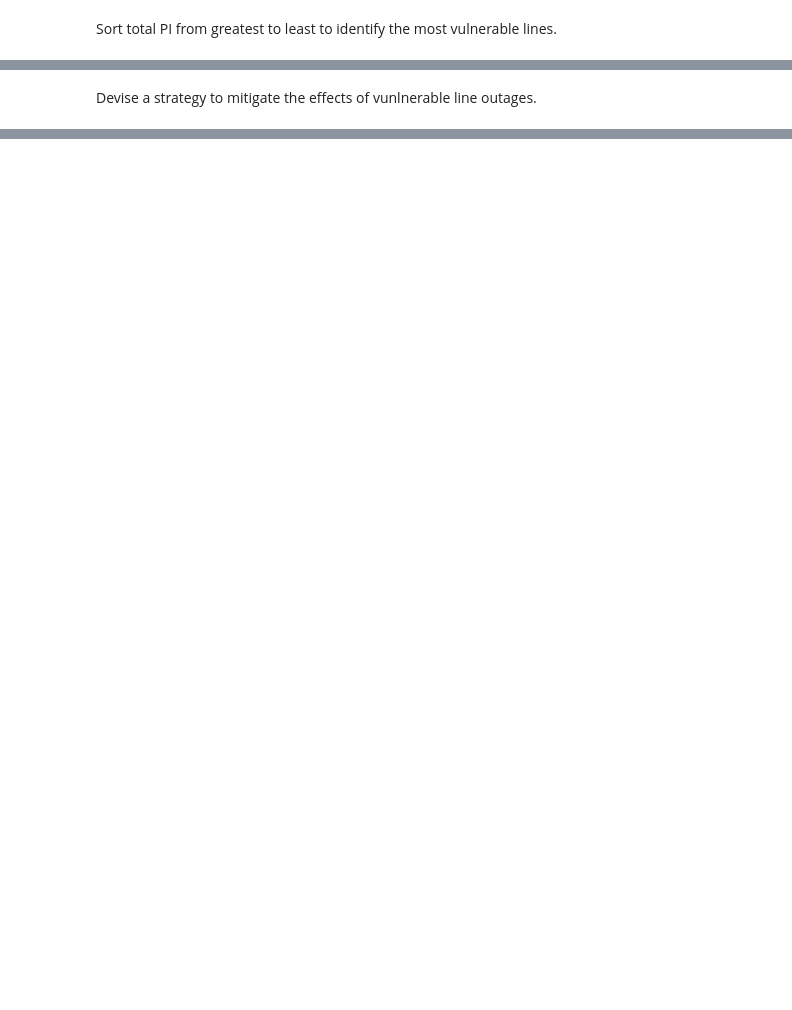
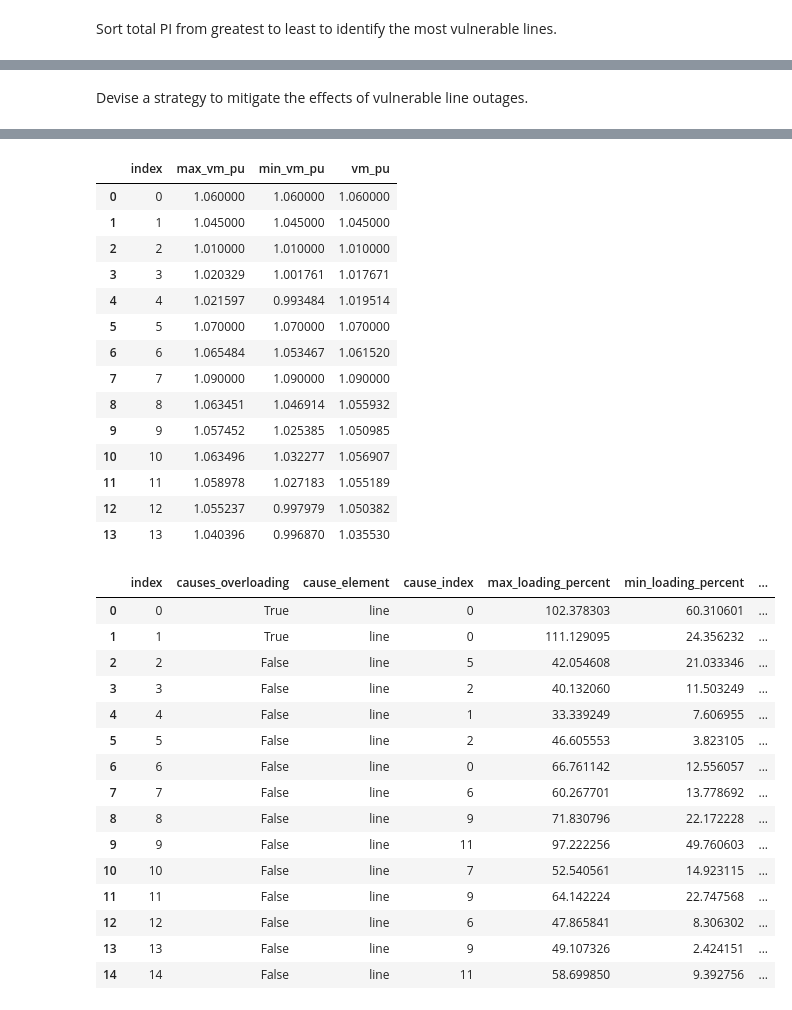
Before and after one commit to er-chang/Grid-Contingency-Analysis, a Jupyter notebook: notebook.ipynb, the cells around one changed output, grey strips where cells are left out. Saved outputs shown, nothing was run; the diff lists cells and outputs as text; code cells hidden in the pictures; blank space fills up the shorter version.

```diff
--- a/notebook.ipynb
+++ b/notebook.ipynb
@@ -86,0 +43,25 @@ Corrected N-0 max line loading
+# %%
+def check_case(net, n=1.0):
+    v = net.res_bus.loc[pq_buses, "vm_pu"] # load buses
+    loading = net.res_line["loading_percent"]
+    n_islanded = int(net.res_bus["vm_pu"].isna().sum())
+    n_overload = int((loading > load_max).sum())
+    bad = n_overload > 0 or v.min() < v_min or v.max() > v_max or n_islanded > 0
+    perf_index_v = ((abs(v-1.0)/0.10)**(2*n)).sum() # delta V represents bus voltage deviation from nominal target voltage (1.0 pu)
+    perf_index_l = ((loading/100)**(2*n)).sum() # divide by 100 to get ratio
+    return {
+        "Status": "Violation" if bad else "Pass",
+        "Max_Line_Loading_%": loading.max(),
+        "Worst_Line": loading.idxmax(),
+        "Lines_Overloaded": n_overload,
+        "Min_Bus_V_pu": v.min(),
+        "Max_Bus_V_pu": v.max(),
+        "Islanded_Buses": n_islanded,
+        "PI_V": perf_index_v,
+        "PI_L": perf_index_l,
+        "PI_Total": perf_index_v + perf_index_l,
+    }
+
+base_row = check_case(net)
+base_row["Tripped_Line"] = "N/A" # ideally, N-0 case should not have any tripped lines
+display(pd.DataFrame([base_row]))
@@ -196,2 +132,19 @@ display(results.sort_values(by="PI_Total",ascending=False))
 # %% [markdown]
-Devise a strategy to mitigate the effects of vunlnerable line outages.
+Devise a strategy to mitigate the effects of vulnerable line outages.
+# %%
+from pandapower.contingency import run_contingency
+nminus1_cases = {"line": {"index": net.line.index.values}}
+# print(type(nminus1_cases), type(nminus1_cases["line"]))
+res = run_contingency(net, nminus1_cases)
+# print(type(res))
+for k, v in res.items():
+    print(k, type(v))
+    if isinstance(v, dict):
+        for kk, vv in v.items():
+            print("   ", kk, getattr(vv, "shape", type(vv)))
+
+bus_df  = pd.DataFrame(res["bus"])    # e.g., min/max voltage per bus
+line_df = pd.DataFrame(res["line"])   # e.g., min/max loading per line
+display(bus_df)
+display(line_df)
+# %% [output]
@@ -197,0 +168,31 @@ Devise a strategy to mitigate the effects of vunlnerable line outages.
+|  | index | max_vm_pu | min_vm_pu | vm_pu |
+| 0 | 0 | 1.060000 | 1.060000 | 1.060000 |
+| 1 | 1 | 1.045000 | 1.045000 | 1.045000 |
+| 2 | 2 | 1.010000 | 1.010000 | 1.010000 |
+| 3 | 3 | 1.020329 | 1.001761 | 1.017671 |
+| 4 | 4 | 1.021597 | 0.993484 | 1.019514 |
+| 5 | 5 | 1.070000 | 1.070000 | 1.070000 |
+| 6 | 6 | 1.065484 | 1.053467 | 1.061520 |
+| 7 | 7 | 1.090000 | 1.090000 | 1.090000 |
+| 8 | 8 | 1.063451 | 1.046914 | 1.055932 |
+| 9 | 9 | 1.057452 | 1.025385 | 1.050985 |
+| 10 | 10 | 1.063496 | 1.032277 | 1.056907 |
+| 11 | 11 | 1.058978 | 1.027183 | 1.055189 |
+| 12 | 12 | 1.055237 | 0.997979 | 1.050382 |
+| 13 | 13 | 1.040396 | 0.996870 | 1.035530 |
+|  | index | causes_overloading | cause_element | cause_index | max_loading_percent | min_loading_percent | ... |
+| 0 | 0 | True | line | 0 | 102.378303 | 60.310601 | ... |
+| 1 | 1 | True | line | 0 | 111.129095 | 24.356232 | ... |
+| 2 | 2 | False | line | 5 | 42.054608 | 21.033346 | ... |
+| 3 | 3 | False | line | 2 | 40.132060 | 11.503249 | ... |
+| 4 | 4 | False | line | 1 | 33.339249 | 7.606955 | ... |
+| 5 | 5 | False | line | 2 | 46.605553 | 3.823105 | ... |
+| 6 | 6 | False | line | 0 | 66.761142 | 12.556057 | ... |
+| 7 | 7 | False | line | 6 | 60.267701 | 13.778692 | ... |
+| 8 | 8 | False | line | 9 | 71.830796 | 22.172228 | ... |
+| 9 | 9 | False | line | 11 | 97.222256 | 49.760603 | ... |
+| 10 | 10 | False | line | 7 | 52.540561 | 14.923115 | ... |
+| 11 | 11 | False | line | 9 | 64.142224 | 22.747568 | ... |
+| 12 | 12 | False | line | 6 | 47.865841 | 8.306302 | ... |
+| 13 | 13 | False | line | 9 | 49.107326 | 2.424151 | ... |
+| 14 | 14 | False | line | 11 | 58.699850 | 9.392756 | ... |
```
Also changed, not shown: parts of 8 cells of this notebook, 1 other file.
